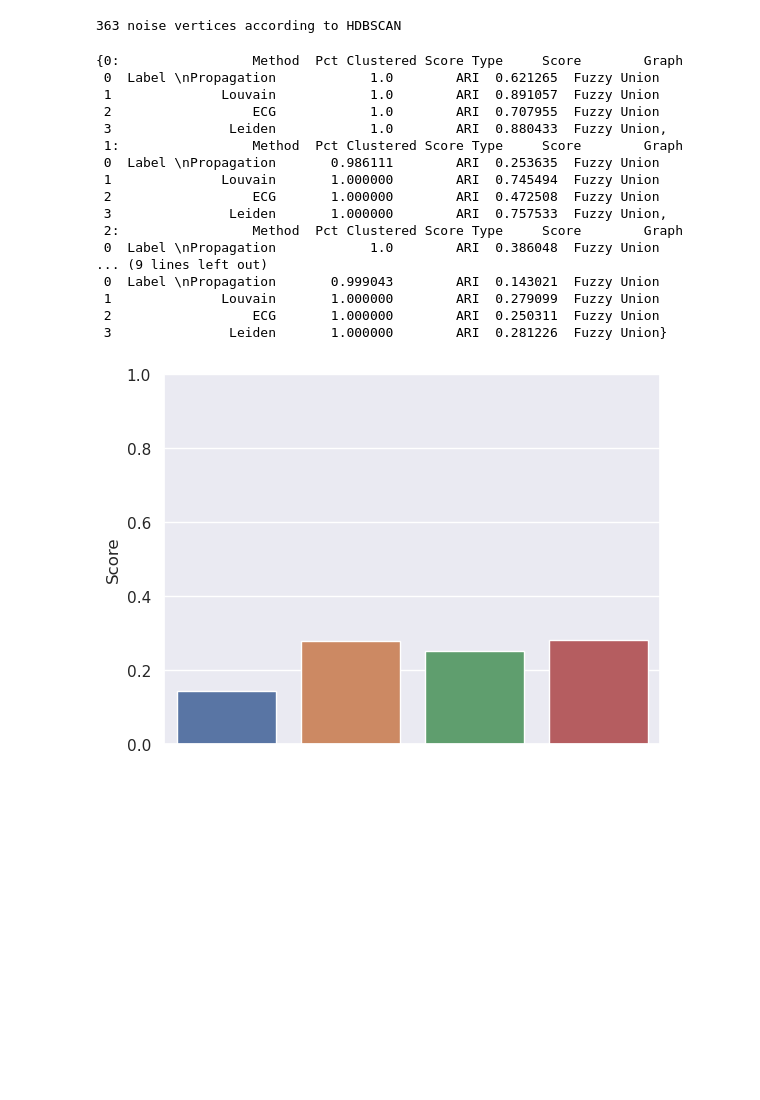
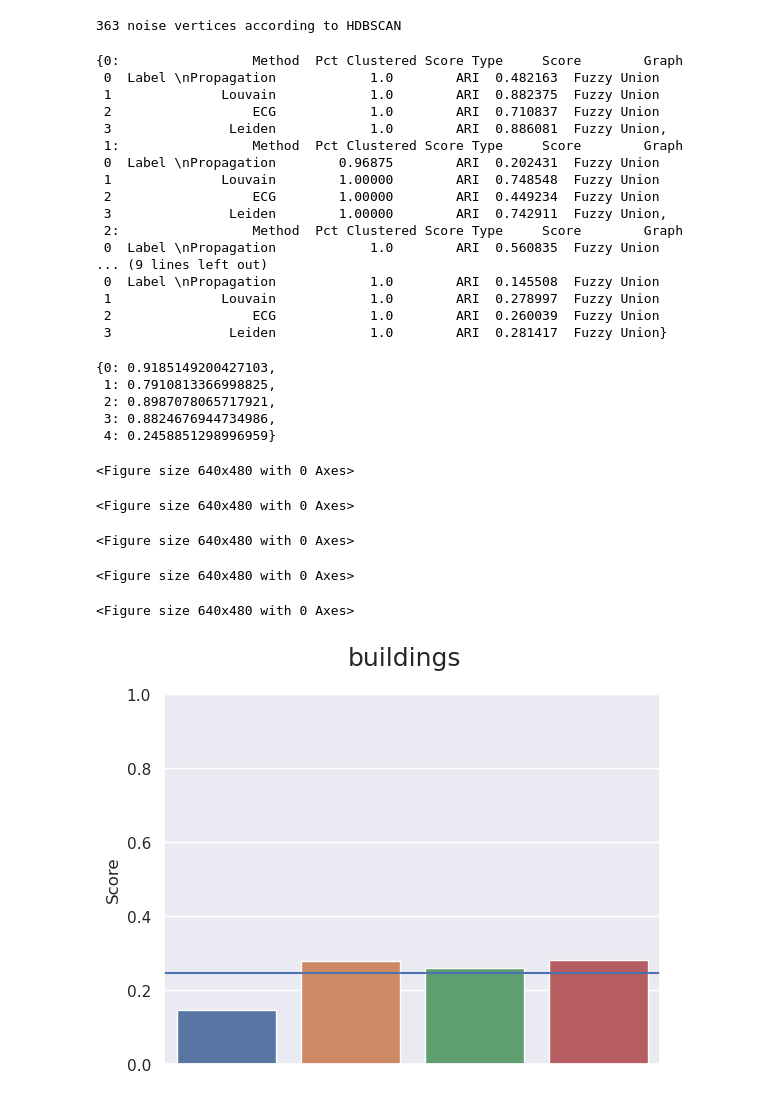
Before and after one commit to vpoulin/HighDimensionalClustering, a Jupyter notebook: notebooks/09A-plot_slides_graph_clustering.ipynb, the cells around one changed output. Drawn from its saved outputs; the diff is of its cells as text; code cells hidden in the pictures; blank space fills up the shorter version.

Commit message:
Generating new figures

```diff
--- a/notebooks/09A-plot_slides_graph_clustering.ipynb
+++ b/notebooks/09A-plot_slides_graph_clustering.ipynb
@@ -130,13 +130,14 @@ def graph_clustering_on_graph_variants(dataset_id):
 
     results_df = pd.concat(results)
 
-    return(results_df[results_df['Score Type']=='ARI'])
+    return(results_df[results_df['Score Type']=='ARI'], ari)
 # %%
 import warnings
 warnings.filterwarnings('ignore')
 results = dict()
+ARI = dict()
 for i in range(5):
-    results[i] = graph_clustering_on_graph_variants(dataset_id=i)
+    results[i], ARI[i] = graph_clustering_on_graph_variants(dataset_id=i)
 # %% [output]
 ## pendigits
 37 noise vertices according to HDBSCAN
@@ -152,33 +153,49 @@ for i in range(5):
 results
 # %% [output]
 {0:                 Method  Pct Clustered Score Type     Score        Graph
- 0  Label \nPropagation            1.0        ARI  0.621265  Fuzzy Union
- 1              Louvain            1.0        ARI  0.891057  Fuzzy Union
- 2                  ECG            1.0        ARI  0.707955  Fuzzy Union
- 3               Leiden            1.0        ARI  0.880433  Fuzzy Union,
+ 0  Label \nPropagation            1.0        ARI  0.482163  Fuzzy Union
+ 1              Louvain            1.0        ARI  0.882375  Fuzzy Union
+ 2                  ECG            1.0        ARI  0.710837  Fuzzy Union
+ 3               Leiden            1.0        ARI  0.886081  Fuzzy Union,
  1:                 Method  Pct Clustered Score Type     Score        Graph
- 0  Label \nPropagation       0.986111        ARI  0.253635  Fuzzy Union
- 1              Louvain       1.000000        ARI  0.745494  Fuzzy Union
- 2                  ECG       1.000000        ARI  0.472508  Fuzzy Union
- 3               Leiden       1.000000        ARI  0.757533  Fuzzy Union,
+ 0  Label \nPropagation        0.96875        ARI  0.202431  Fuzzy Union
+ 1              Louvain        1.00000        ARI  0.748548  Fuzzy Union
+ 2                  ECG        1.00000        ARI  0.449234  Fuzzy Union
+ 3               Leiden        1.00000        ARI  0.742911  Fuzzy Union,
  2:                 Method  Pct Clustered Score Type     Score        Graph
- 0  Label \nPropagation            1.0        ARI  0.386048  Fuzzy Union
+ 0  Label \nPropagation            1.0        ARI  0.560835  Fuzzy Union
 ... (9 lines left out)
- 0  Label \nPropagation       0.999043        ARI  0.143021  Fuzzy Union
- 1              Louvain       1.000000        ARI  0.279099  Fuzzy Union
- 2                  ECG       1.000000        ARI  0.250311  Fuzzy Union
- 3               Leiden       1.000000        ARI  0.281226  Fuzzy Union}
+ 0  Label \nPropagation            1.0        ARI  0.145508  Fuzzy Union
+ 1              Louvain            1.0        ARI  0.278997  Fuzzy Union
+ 2                  ECG            1.0        ARI  0.260039  Fuzzy Union
+ 3               Leiden            1.0        ARI  0.281417  Fuzzy Union}
+# %%
+ARI
+# %% [output]
+{0: 0.9185149200427103,
+ 1: 0.7910813366998825,
+ 2: 0.8987078065717921,
+ 3: 0.8824676944734986,
+ 4: 0.2458851298996959}
 # %%
 for i in range(5):
     plt.clf()
+    fig, ax = plt.subplots()
+    fig.suptitle(data_set_list[i], fontsize=18)
     ax = sns.barplot(data=results[i], y='Score', x='Method', hue='Method', dodge=False)
     ax.set(xticklabels=[])
     ax.set(xlabel=None)
     ax.set(ylim=(0,1))
+    ax.axhline(ARI[i], label='UMAP+HDBSCAN')
     ax.legend_.remove()
     plt.savefig(f'figures/fuzzyUnion_graphclust_{data_set_list[i]}.png')
 # %% [output]
+<Figure size 640x480 with 0 Axes>
+<Figure size 640x480 with 0 Axes>
+<Figure size 640x480 with 0 Axes>
+<Figure size 640x480 with 0 Axes>
+<Figure size 640x480 with 0 Axes>
-[figure, old version]
+[figure, new version]
 # %%
 handles, labels = ax.get_legend_handles_labels()
 legend = plt.legend(handles, labels, loc=3, framealpha=1, frameon=False)
```
Also changed, not shown: parts of 2 cells of this notebook, 7 other files.
